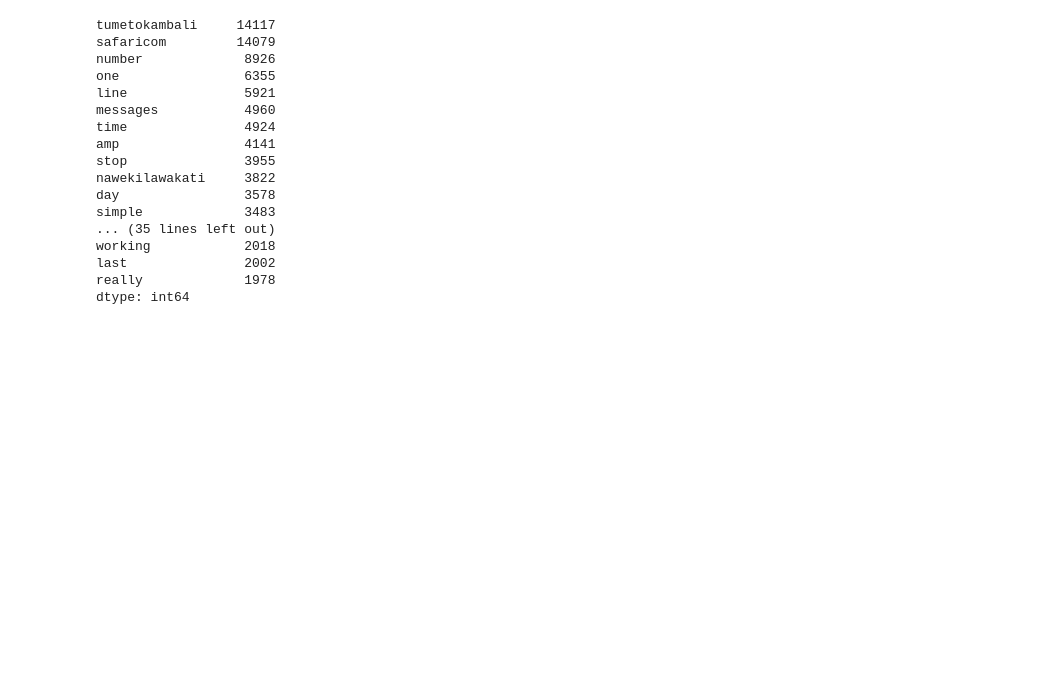
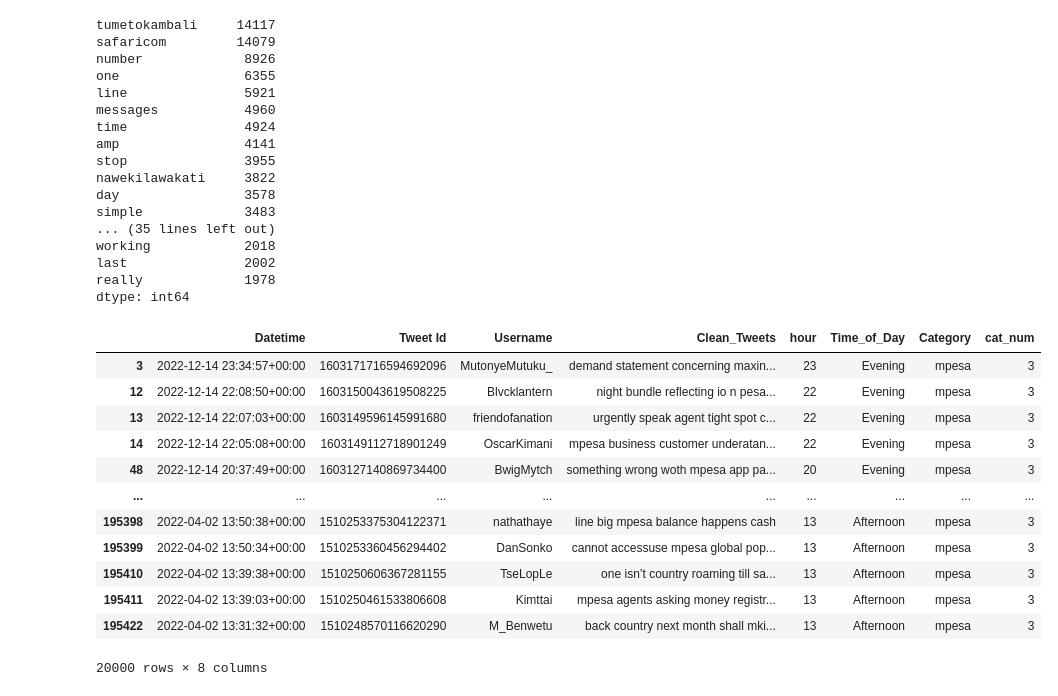
Before and after one commit to faithmaks/socialmedia-customer-service, a Jupyter notebook: Tweets_API.ipynb, the cells around one changed output. Drawn from its saved outputs; the diff is of its cells as text; code cells hidden in the pictures; blank space fills up the shorter version.

```diff
--- a/Tweets_API.ipynb
+++ b/Tweets_API.ipynb
@@ -541,3 +540,21 @@ really             1978
 dtype: int64
 # %%
 general.to_csv('general.csv', index=False)
+# %%
+mpesa = categories.get_group('mpesa')
+mpesa = mpesa[:20000]
+mpesa
+# %% [output]
+|  | Datetime | Tweet Id | Username | Clean_Tweets | hour | Time_of_Day | Category | cat_num |
+| 3 | 2022-12-14 23:34:57+00:00 | 1603171716594692096 | MutonyeMutuku_ | demand statement concerning maxin... | 23 | Evening | mpesa | 3 |
+| 12 | 2022-12-14 22:08:50+00:00 | 1603150043619508225 | Blvcklantern | night bundle reflecting io n pesa... | 22 | Evening | mpesa | 3 |
+| 13 | 2022-12-14 22:07:03+00:00 | 1603149596145991680 | friendofanation | urgently speak agent tight spot c... | 22 | Evening | mpesa | 3 |
+| 14 | 2022-12-14 22:05:08+00:00 | 1603149112718901249 | OscarKimani | mpesa business customer underatan... | 22 | Evening | mpesa | 3 |
+| 48 | 2022-12-14 20:37:49+00:00 | 1603127140869734400 | BwigMytch | something wrong woth mpesa app pa... | 20 | Evening | mpesa | 3 |
+| ... | ... | ... | ... | ... | ... | ... | ... | ... |
+| 195398 | 2022-04-02 13:50:38+00:00 | 1510253375304122371 | nathathaye | line big mpesa balance happens cash | 13 | Afternoon | mpesa | 3 |
+| 195399 | 2022-04-02 13:50:34+00:00 | 1510253360456294402 | DanSonko | cannot accessuse mpesa global pop... | 13 | Afternoon | mpesa | 3 |
+| 195410 | 2022-04-02 13:39:38+00:00 | 1510250606367281155 | TseLopLe | one isn’t country roaming till sa... | 13 | Afternoon | mpesa | 3 |
+| 195411 | 2022-04-02 13:39:03+00:00 | 1510250461533806608 | Kimttai | mpesa agents asking money registr... | 13 | Afternoon | mpesa | 3 |
+| 195422 | 2022-04-02 13:31:32+00:00 | 1510248570116620290 | M_Benwetu | back country next month shall mki... | 13 | Afternoon | mpesa | 3 |
+20000 rows × 8 columns
```
Also changed, not shown: parts of 37 cells of this notebook, 1 other file.
